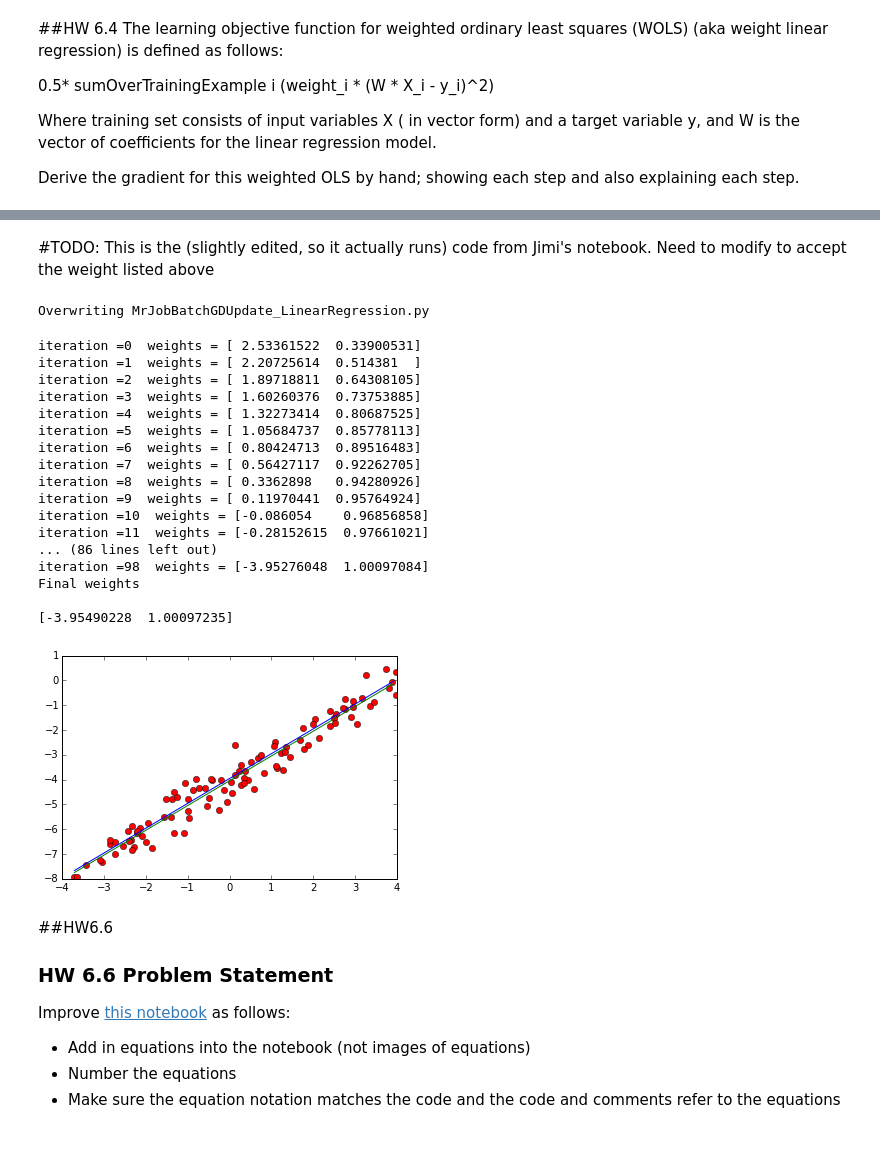
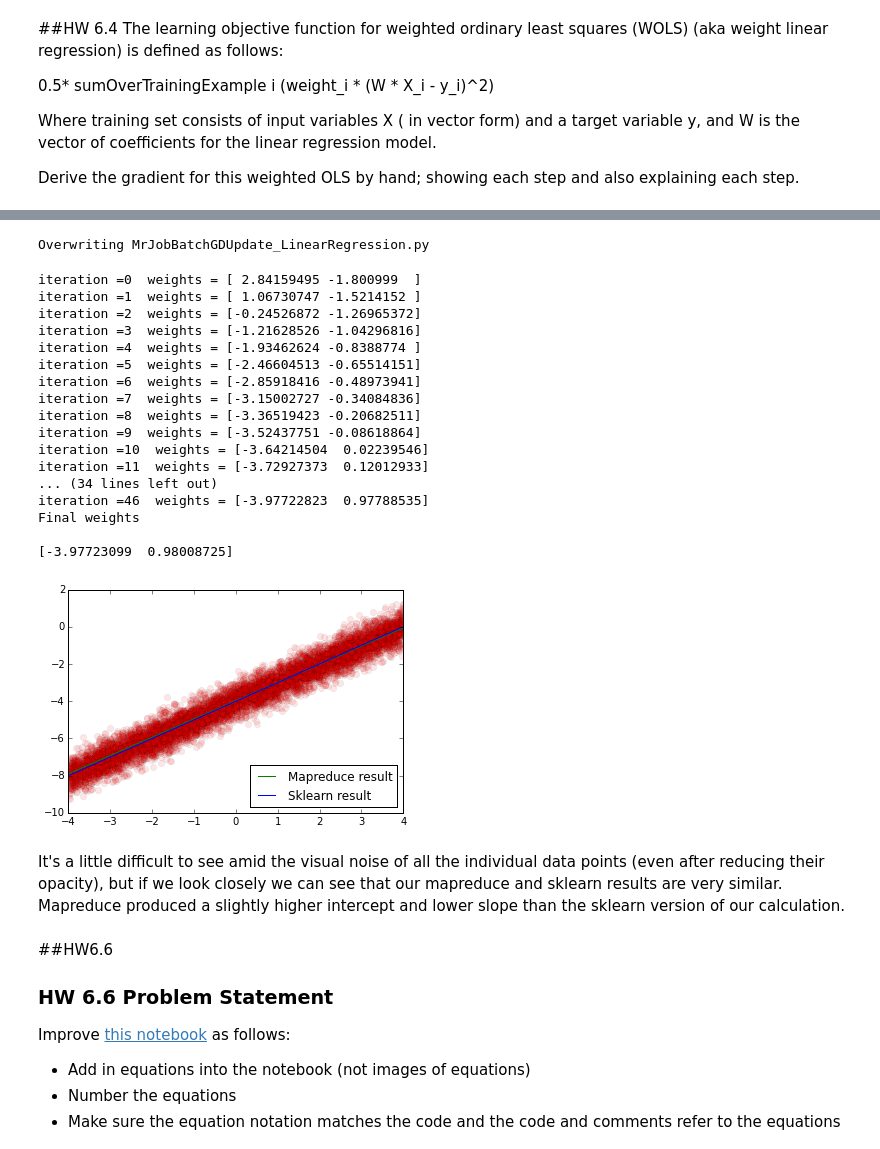
Before and after one commit to nickhamlin/mids_261_homework, a Jupyter notebook: HW6/MIDS-W261-2015-HWK-Week06-Hamlin-Thomas-Baek-Danish.ipynb, the cells around one changed output, grey strips where cells are left out. Cells and saved outputs as stored; diff of their text form; code cells hidden in the pictures.

```diff
--- a/HW6/MIDS-W261-2015-HWK-Week06-Hamlin-Thomas-Baek-Danish.ipynb
+++ b/HW6/MIDS-W261-2015-HWK-Week06-Hamlin-Thomas-Baek-Danish.ipynb
@@ -142,26 +187,32 @@ Plot the resulting weighted linear regression model versus the original model th
-# %% [markdown]
-#TODO: This is the (slightly edited, so it actually runs) code from Jimi's notebook.  Need to modify to accept the weight listed above
 # %%
-size = 10000
+size = 1000000 #Create 1m random points
 x = np.random.uniform(-4, 4, size)
 y = x * 1.0 - 4 + np.random.normal(0,0.5,size)
 data = zip(y,x) #NOTICE THAT THE Y-VALUE COMES FIRST!
 np.savetxt('LinearRegression.csv',data,delimiter = ",")
 # %%
 %%writefile MrJobBatchGDUpdate_LinearRegression.py
+from __future__ import division
+
 from mrjob.step import MRStep
 from mrjob.job import MRJob
 
+def weight_point(x):
+    """Define a simple function to calculate our weight value, given an X value"""
+    return abs(1/x)
+
 # This MrJob calculates the gradient of the entire training set
-#     Mapper: calculate partial gradient for each example
-#
 class MrJobBatchGDUpdate_LinearRegression(MRJob):
     # run before the mapper processes any input
     def read_weightsfile(self):
         # Read weights file
+        # NOTE - THIS NOMENCLATURE IS CONFUSING!
+        # self.weights represents our estimate of the model parameters
+        # NOT the weights that we are adding to each point based on the
+        # weighting approach in the problem statement.
         with open('weights.txt', 'r') as f:
             self.weights = [float(v) for v in f.readline().split(',')]
-        # Initialze gradient for this iteration
+        # Initialize gradient for this iteration
         self.partial_Gradient = [0]*len(self.weights)
         self.partial_count = 0
 
@@ -169,11 +220,14 @@ class MrJobBatchGDUpdate_LinearRegression(MRJob):
     def partial_gradient(self, _, line):
         D = (map(float,line.split(',')))
         # y_hat is the predicted value given current weights
-        y_hat = self.weights[0]+self.weights[1]*D[1]
-        # Update parial gradient vector with gradient form current example
-        self.partial_Gradient =  [self.partial_Gradient[0]+ D[0]-y_hat, self.partial_Gradient[1]+(D[0]-y_hat)*D[1]]
-        self.partial_count = self.partial_count + 1
-        #yield None, (D[0]-y_hat,(D[0]-y_hat)*D[1],1)
+        y_hat = self.weights[0]+self.weights[1]*D[1] #Y_hat=beta_0+beta_1*x
+
+        # Update partial gradient vector with gradient from current example
+        #NOTE THAT THESE NEXT TWO LINES ARE WHERE WE ADD THE WEIGHTS
+        #THAT MAKE THIS A WOLS MODEL
+        self.partial_Gradient[0]+=(D[0]-y_hat)*weight_point(D[1]) #Update intercept
+        self.partial_Gradient[1]+=(D[0]-y_hat)*D[1]*weight_point(D[1]) #Update slope
+        self.partial_count+=1
 
     # Finally emit in-memory partial gradient and partial count
     def partial_gradient_emit(self):
@@ -230,7 +284,7 @@ while(1):
             key,value =  mr_job.parse_output_line(line)
             # Update weights
             weights = weights + learning_rate*array(value)
-    i = i + 1
+    i+=1
     # Write the updated weights to file
     with open('weights.txt', 'w+') as f:
         f.writelines(','.join(str(j) for j in weights))
@@ -241,63 +295,67 @@ while(1):
 print "Final weights\n"
 print weights
 # %% [output]
-iteration =0  weights = [ 2.53361522  0.33900531]
-iteration =1  weights = [ 2.20725614  0.514381  ]
-iteration =2  weights = [ 1.89718811  0.64308105]
-iteration =3  weights = [ 1.60260376  0.73753885]
-iteration =4  weights = [ 1.32273414  0.80687525]
-iteration =5  weights = [ 1.05684737  0.85778113]
-iteration =6  weights = [ 0.80424713  0.89516483]
-iteration =7  weights = [ 0.56427117  0.92262705]
-iteration =8  weights = [ 0.3362898   0.94280926]
-iteration =9  weights = [ 0.11970441  0.95764924]
-iteration =10  weights = [-0.086054    0.96856858]
-iteration =11  weights = [-0.28152615  0.97661021]
-... (86 lines left out)
-iteration =98  weights = [-3.95276048  1.00097084]
+iteration =0  weights = [ 2.84159495 -1.800999  ]
+iteration =1  weights = [ 1.06730747 -1.5214152 ]
+iteration =2  weights = [-0.24526872 -1.26965372]
+iteration =3  weights = [-1.21628526 -1.04296816]
+iteration =4  weights = [-1.93462624 -0.8388774 ]
+iteration =5  weights = [-2.46604513 -0.65514151]
+iteration =6  weights = [-2.85918416 -0.48973941]
+iteration =7  weights = [-3.15002727 -0.34084836]
+iteration =8  weights = [-3.36519423 -0.20682511]
+iteration =9  weights = [-3.52437751 -0.08618864]
+iteration =10  weights = [-3.64214504  0.02239546]
+iteration =11  weights = [-3.72927373  0.12012933]
+... (34 lines left out)
+iteration =46  weights = [-3.97722823  0.97788535]
 Final weights
 
-[-3.95490228  1.00097235]
+[-3.97723099  0.98008725]
 # %%
 from sklearn.linear_model import LinearRegression
 import pandas as pd
 import random as rand #avoid namespace collisions
 
 #Randomly sample 1% of our data
-n = 10000 #number of records in file
+n = 1000000 #number of records in file
 s = int(n*0.01) #desired sample size
 filename = "LinearRegression.csv"
 skip = sorted(rand.sample(xrange(n),n-s))
 df = pd.read_csv(filename, skiprows=skip, header=None)
 
 #Set up background stuff to plot mapreduce data
 floor_x=min(df[1])
 ceiling_x=max(df[1])
 step_x=(ceiling_x-floor_x)/s
 pred_x=np.arange(floor_x,ceiling_x,step_x)
 
 def get_line(x,m,b):
+    """Quick function to calculate Y values given X, slope, and intercept"""
     return m*x+b
 
 mr_intercept=weights[0]
 mr_slope=weights[1]
 pred_y_mr=get_line(pred_x,mr_slope,mr_intercept)
 
 #Build Sklearn model
 sklearn_model=LinearRegression()
 sklearn_model.fit(df[1].reshape(-1,1),df[0])
 sk_slope=sklearn_model.coef_
 sk_intercept=sklearn_model.intercept_
 
 pred_y_sk=get_line(pred_x,sk_slope,sk_intercept)
 
 #Actually make the plots
-plt.plot(df[1],df[0],'ro') #Plot data points
-plt.plot(pred_x,pred_y_mr) #Plot Mapreduce line
-plt.plot(pred_x,pred_y_sk) #Plot Sklearn line
+plt.plot(df[1],df[0],'ro',alpha=0.1) #Plot data points, with alpha turned down so we can see the lines
+plt.plot(pred_x,pred_y_mr,color="green", label="Mapreduce result") #Plot Mapreduce line
+plt.plot(pred_x,pred_y_sk, color="blue", label="Sklearn result") #Plot Sklearn line
+plt.legend(loc="lower right")
 plt.show()
 # %% [output]
-[figure, old version]
+[figure, new version]
+# %% [markdown]
+It's a little difficult to see amid the visual noise of all the individual data points (even after reducing their opacity), but if we look closely we can see that our mapreduce and sklearn results are very similar.  Mapreduce produced a slightly higher intercept and lower slope than the sklearn version of our calculation.
 # %% [markdown]
 
 ##HW6.6
```
Also changed, not shown: parts of 7 cells of this notebook.
